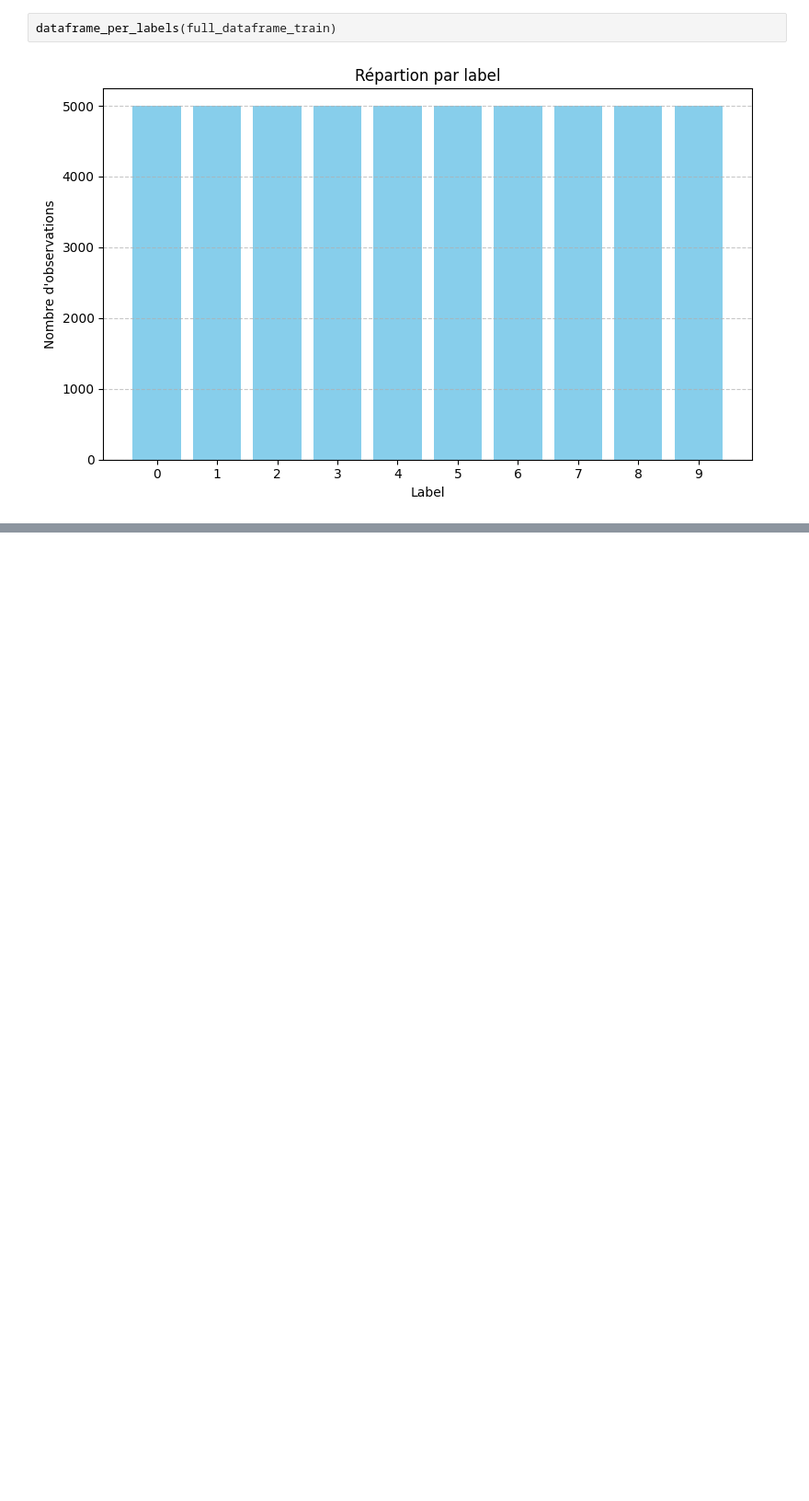
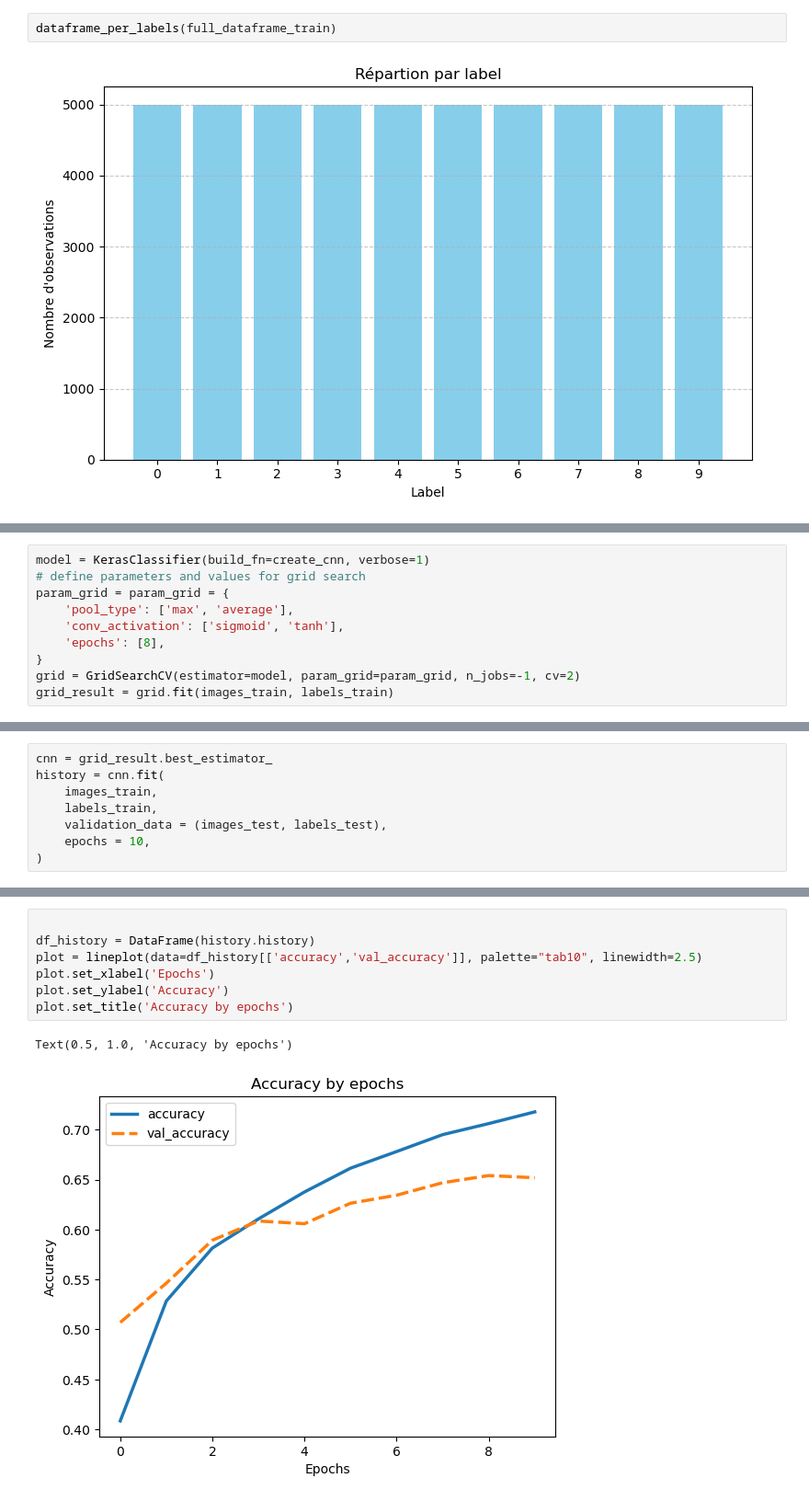
Before and after one commit to hugo-andriamaromanana/neuralzoo, a Jupyter notebook: neuralzoo/notebook/exploratory.ipynb, the cells around one changed output, grey strips where cells are left out. Shown: that part at 92% size. Saved outputs shown, nothing was run; the diff lists cells and outputs as text; blank space fills up the shorter version.

```diff
--- a/neuralzoo/notebook/exploratory.ipynb
+++ b/neuralzoo/notebook/exploratory.ipynb
@@ -108,0 +168,10 @@ full_dataframe_train
+# %%
+model = KerasClassifier(build_fn=create_cnn, verbose=1)
+# define parameters and values for grid search
+param_grid = param_grid = {
+    'pool_type': ['max', 'average'],
+    'conv_activation': ['sigmoid', 'tanh'],
+    'epochs': [8],
+}
+grid = GridSearchCV(estimator=model, param_grid=param_grid, n_jobs=-1, cv=2)
+grid_result = grid.fit(images_train, labels_train)
@@ -108,0 +195,8 @@ full_dataframe_train
+# %%
+cnn = grid_result.best_estimator_
+history = cnn.fit(
+    images_train,
+    labels_train,
+    validation_data = (images_test, labels_test),
+    epochs = 10,
+)
@@ -108,0 +224,10 @@ full_dataframe_train
+# %%
+
+df_history = DataFrame(history.history)
+plot = lineplot(data=df_history[['accuracy','val_accuracy']], palette="tab10", linewidth=2.5)
+plot.set_xlabel('Epochs')
+plot.set_ylabel('Accuracy')
+plot.set_title('Accuracy by epochs')
+# %% [output]
+Text(0.5, 1.0, 'Accuracy by epochs')
+[figure, added]
```
Also changed, not shown: parts of 14 cells of this notebook, 11 other files.
